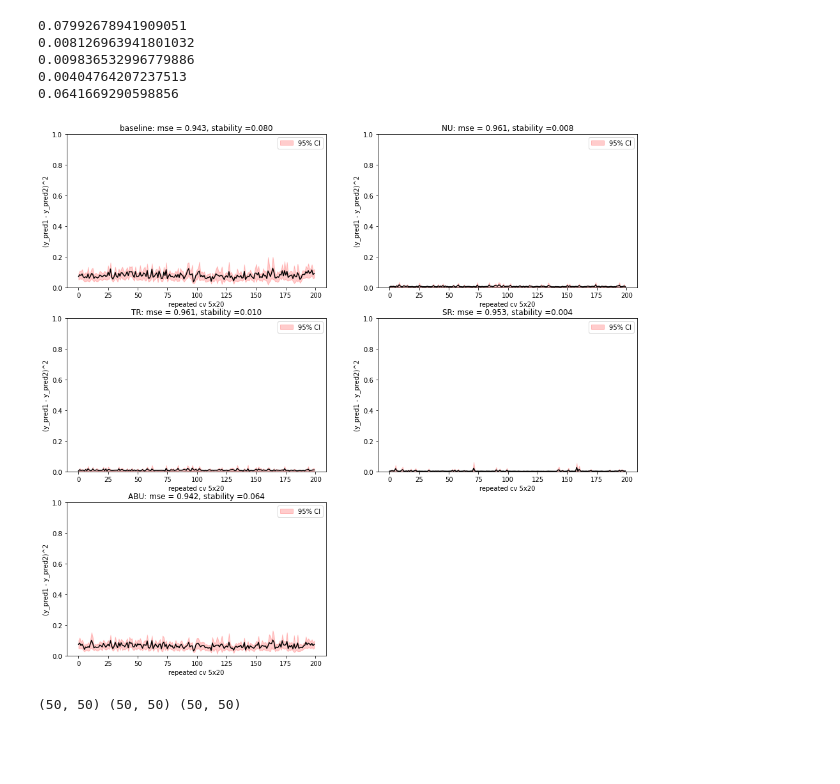
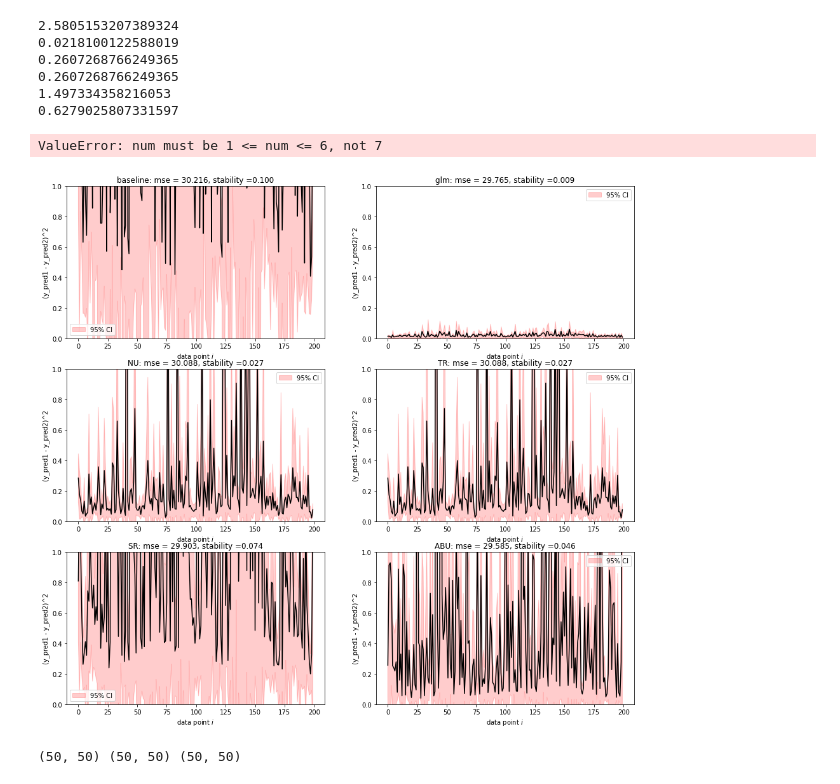
Before and after one commit to MortenBlorstad/StableTrees, a Jupyter notebook: StableTrees_examples/experiment_simulated_data.ipynb, the cells around one changed output. Saved outputs shown, nothing was run; the diff lists cells and outputs as text; code cells hidden in the pictures; blank space fills up the shorter version.

```diff
--- a/StableTrees_examples/experiment_simulated_data.ipynb
+++ b/StableTrees_examples/experiment_simulated_data.ipynb
@@ -1,9 +1,17 @@
 # %%
-from stabletrees import BaseLineTree, AbuTreeI, NaiveUpdate,TreeReevaluation,StabilityRegularization,BootstrapUpdate
+from stabletrees import BaseLineTree, AbuTreeI, NaiveUpdate,TreeReevaluation,StabilityRegularization,BABUTree
 import numpy as np
 from matplotlib import pyplot as plt
 from sklearn.model_selection import train_test_split,RepeatedKFold
 from sklearn.tree import DecisionTreeRegressor
 from sklearn.metrics import mean_poisson_deviance, mean_squared_error
+from sklearn.linear_model import PoissonRegressor,LinearRegression
 
 SEED = 0
+EPSILON = 1
+
+def S1(pred1, pred2):
+    return np.std(np.log((pred2+EPSILON)/(pred1+EPSILON)))#np.mean((pred1- pred2)**2)#
+
+def S2(pred1, pred2):
+    return np.mean((pred1- pred2)**2)
@@ -13,8 +480,9 @@ SEED = 0
 # %%
 n = 1000
 np.random.seed(SEED)
-X = np.random.uniform(low=0,high=4,size=n).reshape(-1,1)
-y = np.random.normal(loc=X.ravel(),scale=1,size=n)
+X = np.random.uniform(low=0,high=4,size=(n,1))
+y = np.random.poisson(lam=X[:,0],size=n)
 plt.scatter(X,y)
 plt.show()
+print(np.mean(X[:,0]))
 # %% [output]
@@ -22,13 +609,14 @@ plt.show()
 # %%
-kf = RepeatedKFold(n_splits= 5,n_repeats=20, random_state=SEED)
-criterion = "mse"
+kf = RepeatedKFold(n_splits= 5,n_repeats=10, random_state=SEED)
+criterion = "poisson"
 models = {
                 "baseline": BaseLineTree(criterion = criterion,min_samples_leaf=5, adaptive_complexity=True),
+                "glm": PoissonRegressor(alpha=0.01),
                 "NU": NaiveUpdate(criterion = criterion,min_samples_leaf=5, adaptive_complexity=True,),
                 "TR":TreeReevaluation(criterion = criterion,min_samples_leaf=5, adaptive_complexity=True, delta=0.1),
                 "SR":StabilityRegularization(criterion = criterion,min_samples_leaf=5, adaptive_complexity=True,lmbda=0.75),
                 "ABU":AbuTreeI(criterion = criterion,min_samples_leaf=5,adaptive_complexity=True),
-                "iABU": BootstrapUpdate(criterion = criterion,min_samples_leaf=5,adaptive_complexity=True)
+                "iABU": BABUTree(criterion = criterion,min_samples_leaf=5,adaptive_complexity=True)
 
                 #  "baseline": BaseLineTree(**params),
                 # "NU": StableTree0(**params),
@@ -41,6 +629,7 @@ preds  = {k :np.zeros((200,100)) for k in models.keys()}
 stability = {k :[] for k in models.keys()}
 performance = {k :[] for k in models.keys()}
 for i,(train_index, test_index) in enumerate(kf.split(X)):
+
         X_12, y_12 = X[train_index],y[train_index]
         X_test,y_test = X[test_index],y[test_index]
         X_test = np.sort(X_test)
@@ -48,8 +637,20 @@ for i,(train_index, test_index) in enumerate(kf.split(X)):
         for name, model in models.items():
                 model.fit(X1,y1)
                 pred1 = model.predict(X_test)
-                model.update(X_12,y_12)
+                if name =="glm":
+                        model.fit(X_12,y_12)
+                else:
+                        model.update(X_12,y_12)
                 pred2 = model.predict(X_test)
                 preds[name][:,i] = (pred1-pred2)**2
-                stability[name].append( np.mean((pred1-pred2)**2))
+                stability[name].append( S1(pred1,pred2))
                 performance[name] = mean_squared_error(y_test, pred2)
+
+for name in models.keys():
+        print("="*80)
+        print(f"{name}")
+
+        mse_scale = np.mean(performance["baseline"]); S_scale = np.mean(stability["baseline"]);
+
+        print(f"test - mse: {np.mean(performance[name]):.3f} ({np.mean(performance[name])/mse_scale:.2f}), stability: {np.mean(stability[name]):.3f} ({np.mean(stability[name])/S_scale:.2f})")
+        print("="*80)
@@ -56,30 +787,32 @@ for i,(train_index, test_index) in enumerate(kf.split(X)):
 # %%
 fig = plt.figure(figsize=(16, 15))
 for i, (name, model) in enumerate(models.items()):
     plt.subplot(3,2,i+1)
 
     y_mean = np.mean(preds[name],axis=1)
     y_std = np.std(preds[name],axis=1)
     ci = 1.96 * y_std / np.sqrt(preds[name].shape[1])
     plt.plot(np.arange(0,preds[name].shape[0],1), y_mean, color = "black")
     plt.fill_between(np.arange(0,preds[name].shape[0],1), y_mean-ci, y_mean+ci, alpha=0.2, label='95% CI', color = "red", interpolate=True)
     plt.ylim((0,1))
     # Set the plot title and axis labels
     plt.title('Line plot with error bars')
-    plt.xlabel('repeated cv 5x20')
+    plt.xlabel('data point $i$')
     plt.ylabel('(y_pred1 - y_pred2)^2')
     plt.title(f'{name}: mse = {np.mean(performance[name]):.3f}, stability ={np.mean(stability[name]):.3f}')
     plt.legend()
     print(np.mean(preds[name]))
     # Show the plot
 plt.show()
 # %% [output]
-0.07992678941909051
-0.008126963941801032
-0.009836532996779886
-0.00404764207237513
-0.0641669290598856
+2.5805153207389324
+0.0218100122588019
+0.2607268766249365
+0.2607268766249365
+1.497334358216053
+0.6279025807331597
+ValueError: num must be 1 <= num <= 6, not 7
-[figure, old version]
+[figure, new version]
 # %%
 from mpl_toolkits.mplot3d import Axes3D
 # %%
```
Also changed, not shown: parts of 20 cells of this notebook, 44 other files.
